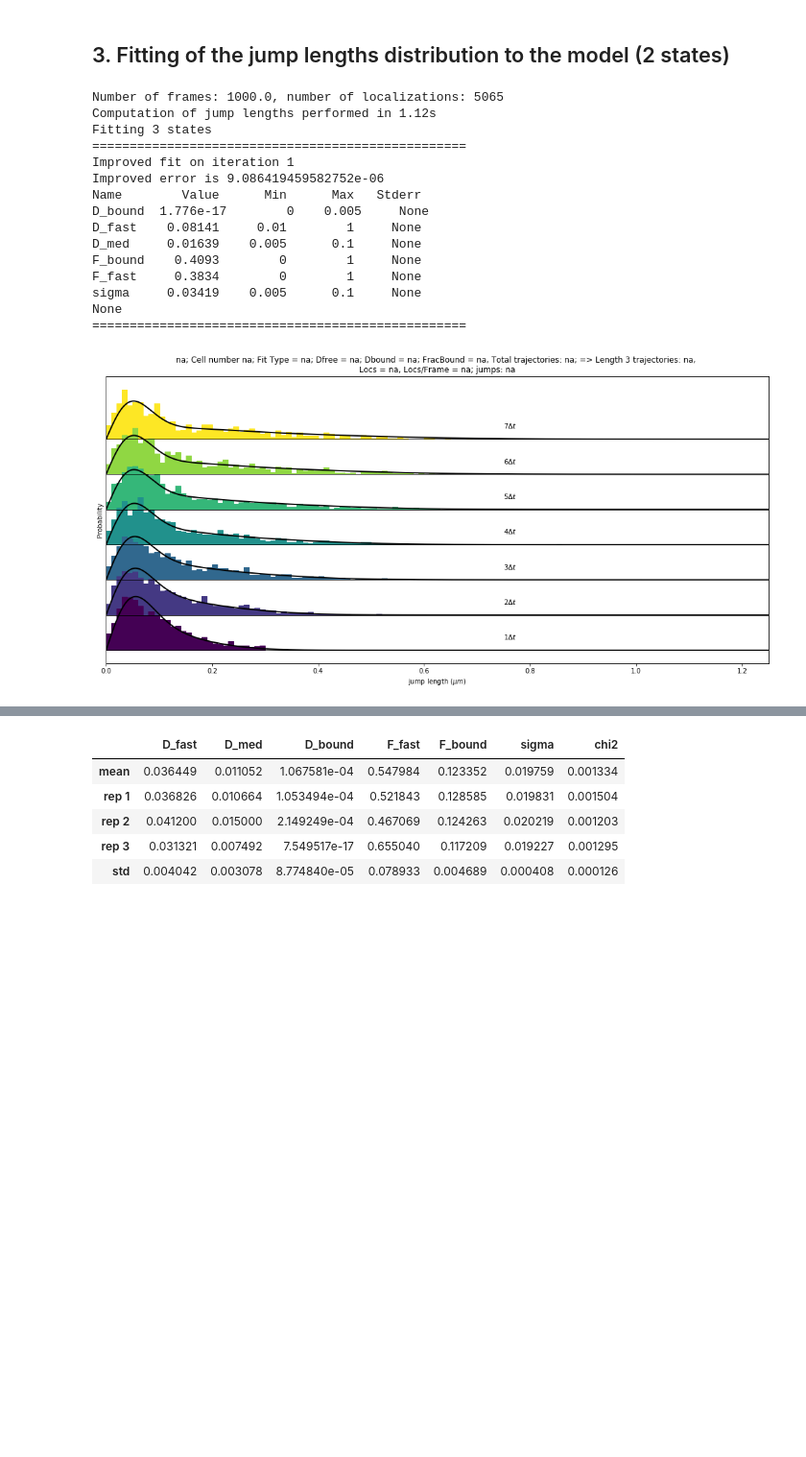
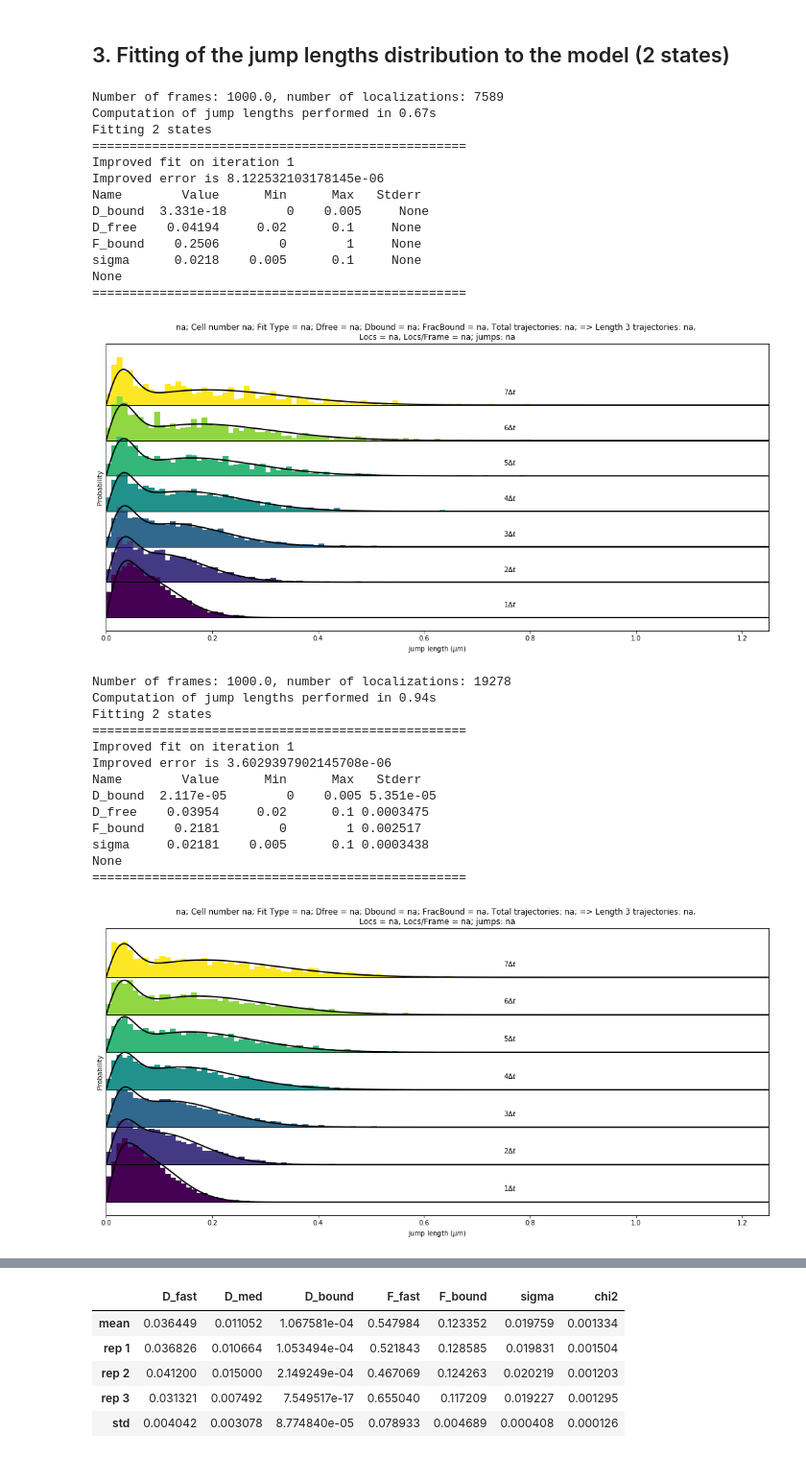
Before and after one commit to aaristov/Spot-On-Cli, a Jupyter notebook: from_gizem.ipynb, the cells around one changed output, grey strips where cells are left out. Shown: that part at 96% size. Saved outputs shown, nothing was run; the diff lists cells and outputs as text; code cells hidden in the pictures; blank space fills up the shorter version.

```diff
--- a/from_gizem.ipynb
+++ b/from_gizem.ipynb
@@ -128,0 +77,4 @@ Replicate 3: Total 7281 tracks
+# %%
+# select one
+data_path = data_paths[5]
+data_path
@@ -128,0 +89,19 @@ Replicate 3: Total 7281 tracks
+# %%
+# Next, you need to choose, how to concatenate the datasets
+concatenation_modes = {
+    'all_together': matimport.concat_all,
+    'by_replicates': matimport.concat_reps
+}
+# %%
+# Let's concatenate by replicates and specify exposure time and pixel size (if your data in pixels)
+
+howto_concatenate = 'by_replicates'
+
+pixel_size_um = 0.075
+exposure_ms = 60
+
+if all_exp:
+    reps = concatenation_modes[howto_concatenate](all_exp,
+                                                  exposure_ms=exposure_ms,
+                                                  pixel_size_um=pixel_size_um)
+    print(f'Returning {len(reps)} replicates')
@@ -128,0 +161,14 @@ Replicate 3: Total 7281 tracks
+# %%
+# Alternatevely, we can concatenate all datasets:
+
+howto_concatenate = 'all_together'
+
+pixel_size_um = 0.075
+exposure_ms = 60
+
+if all_exp:
+    reps = concatenation_modes[howto_concatenate](all_exp,
+                                                  exposure_ms=exposure_ms,
+                                                  pixel_size_um=pixel_size_um)
+
+    print(f'Returning {len(reps)} replicates')
@@ -139,48 +248,60 @@ Fit result: 1690.64 * e^(-x/1.99) + 10.44
 ## 3. Fitting of the jump lengths distribution to the model (2 states)
 # %%
 ## Generate a dictionary of parameters
-fit_params = dict(states=3,
+fit_params = dict(states=2,
                  iterations=1,
                  CDF=False,
                  CDF1 = True,
                  Frac_Bound = [0, 1],
-                 D_Free = [0.01, 1.],
+                 D_Free = [0.02, 0.1],
                  D_Med = [0.005, 0.1],
                  D_Bound = [0.0, 0.005],
                  sigma = 0.02,
                  sigma_bound = [0.005, 0.1],
                  fit_sigma=True,
                  dT=0.06,
                  dZ=0.7,
                  a=0.15716,
                  b=0.20811,
                  useZcorr=False,
                  plot_hist=False,
                  plot_result=True)
 
 
 def my_fit(rep):
 
     cell_spt = readers.to_fastSPT(rep, from_json=False)
     fit_result = tools.auto_fit(cell_spt,
                                 fit_params=fit_params)
     return fit_result
 
 reps_fits = list(map(my_fit, reps))
 # %% [output]
-Number of frames: 1000.0, number of localizations: 5065
-Computation of jump lengths performed in 1.12s
-Fitting 3 states
+Number of frames: 1000.0, number of localizations: 7589
+Computation of jump lengths performed in 0.67s
+Fitting 2 states
 ==================================================
 Improved fit on iteration 1
-Improved error is 9.086419459582752e-06
+Improved error is 8.122532103178145e-06
 Name        Value      Min      Max   Stderr
-D_bound  1.776e-17        0    0.005     None
-D_fast    0.08141     0.01        1     None
-D_med     0.01639    0.005      0.1     None
-F_bound    0.4093        0        1     None
-F_fast     0.3834        0        1     None
-sigma     0.03419    0.005      0.1     None
+D_bound  3.331e-18        0    0.005     None
+D_free    0.04194     0.02      0.1     None
+F_bound    0.2506        0        1     None
+sigma      0.0218    0.005      0.1     None
 None
 ==================================================
-[figure, old version]
+[figure, new version]
+Number of frames: 1000.0, number of localizations: 19278
+Computation of jump lengths performed in 0.94s
+Fitting 2 states
+==================================================
+Improved fit on iteration 1
+Improved error is 3.6029397902145708e-06
+Name        Value      Min      Max   Stderr
+D_bound  2.117e-05        0    0.005 5.351e-05
+D_free    0.03954     0.02      0.1 0.0003475
+F_bound    0.2181        0        1 0.002517
+sigma     0.02181    0.005      0.1 0.0003438
+None
+==================================================
+[figure, added]
```
Also changed, not shown: parts of 20 cells of this notebook, 6 other files.
